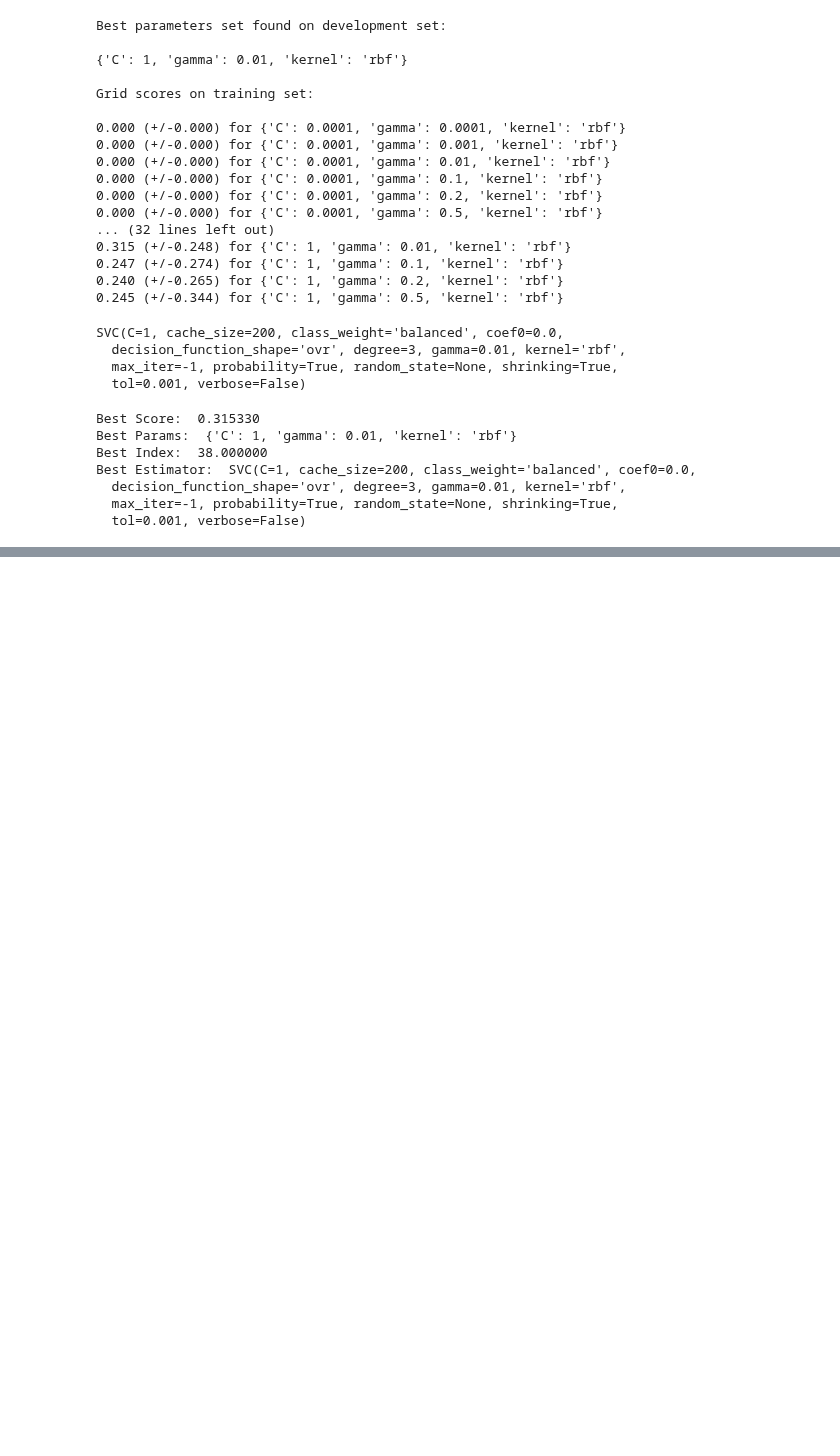
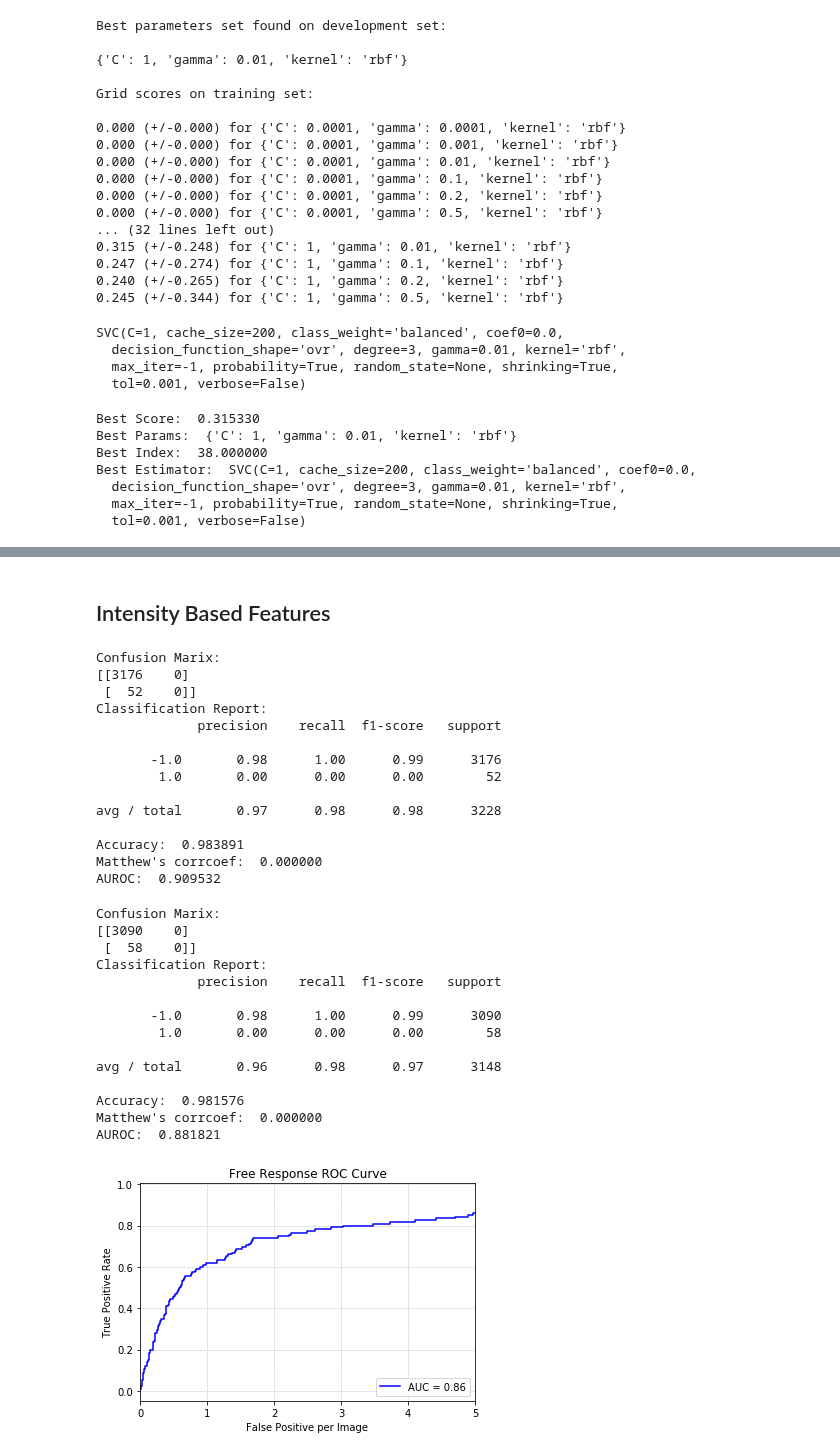
Before and after one commit to OlehKSS/IMMAS, a Jupyter notebook: examples/SVM.ipynb, the cells around one changed output, grey strips where cells are left out. Cells and saved outputs as stored; diff of their text form; code cells hidden in the pictures; blank space fills up the shorter version.

```diff
--- a/examples/SVM.ipynb
+++ b/examples/SVM.ipynb
@@ -270,0 +381,35 @@ Best Estimator:  SVC(C=1, cache_size=200, class_weight='balanced', coef0=0.0,
+# %% [markdown]
+## Intensity Based Features
+# %%
+TrainX, TrainY, TestX, TestY = Select_Features(Train,Test, Feature_catagory= 'Intensity')
+Plot_SVM_performance(TrainX, TestX, TrainY, TestY)
+# %% [output]
+Confusion Marix:
+[[3176    0]
+ [  52    0]]
+Classification Report:
+             precision    recall  f1-score   support
+
+       -1.0       0.98      1.00      0.99      3176
+        1.0       0.00      0.00      0.00        52
+
+avg / total       0.97      0.98      0.98      3228
+
+Accuracy:  0.983891
+Matthew's corrcoef:  0.000000
+AUROC:  0.909532
+Confusion Marix:
+[[3090    0]
+ [  58    0]]
+Classification Report:
+             precision    recall  f1-score   support
+
+       -1.0       0.98      1.00      0.99      3090
+        1.0       0.00      0.00      0.00        58
+
+avg / total       0.96      0.98      0.97      3148
+
+Accuracy:  0.981576
+Matthew's corrcoef:  0.000000
+AUROC:  0.881821
+[figure, added]
```
Also changed, not shown: parts of 8 cells of this notebook.
